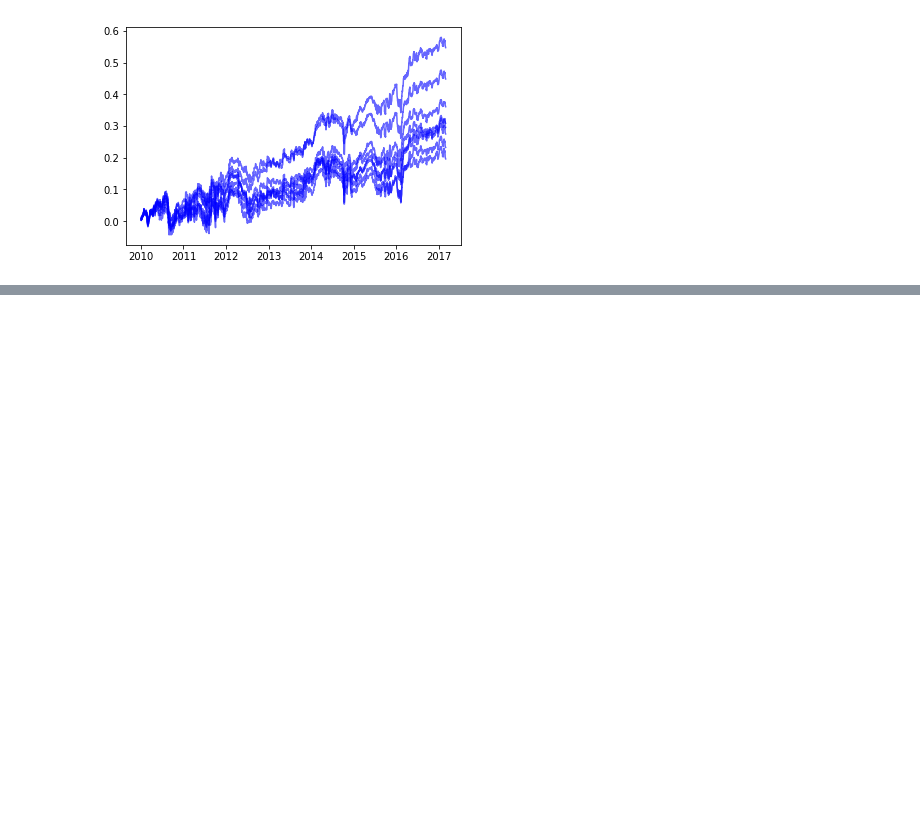
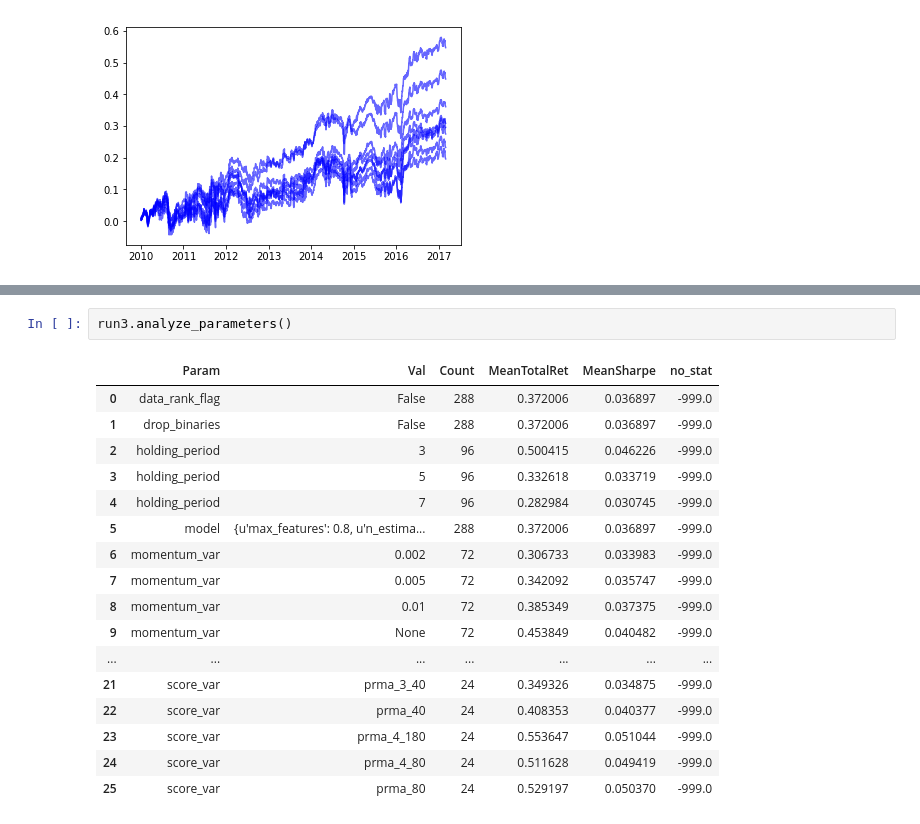
Before and after one commit to ryanoley/ram, a Jupyter notebook: research/statarb/20180827_sector45_ideation.ipynb, the cells around one changed output, grey strips where cells are left out. Saved outputs shown, nothing was run; the diff lists cells and outputs as text; blank space fills up the shorter version.

```diff
--- a/research/statarb/20180827_sector45_ideation.ipynb
+++ b/research/statarb/20180827_sector45_ideation.ipynb
@@ -114,3 +130,23 @@ NameError: name 'run2' is not defined
+# %%
+run3.analyze_parameters()
+# %% [output]
+|  | Param | Val | Count | MeanTotalRet | MeanSharpe | no_stat |
+| 0 | data_rank_flag | False | 288 | 0.372006 | 0.036897 | -999.0 |
+| 1 | drop_binaries | False | 288 | 0.372006 | 0.036897 | -999.0 |
+| 2 | holding_period | 3 | 96 | 0.500415 | 0.046226 | -999.0 |
+| 3 | holding_period | 5 | 96 | 0.332618 | 0.033719 | -999.0 |
+| 4 | holding_period | 7 | 96 | 0.282984 | 0.030745 | -999.0 |
+| 5 | model | {u'max_features': 0.8, u'n_estima... | 288 | 0.372006 | 0.036897 | -999.0 |
+| 6 | momentum_var | 0.002 | 72 | 0.306733 | 0.033983 | -999.0 |
+| 7 | momentum_var | 0.005 | 72 | 0.342092 | 0.035747 | -999.0 |
+| 8 | momentum_var | 0.01 | 72 | 0.385349 | 0.037375 | -999.0 |
+| 9 | momentum_var | None | 72 | 0.453849 | 0.040482 | -999.0 |
+| ... | ... | ... | ... | ... | ... | ... |
+| 21 | score_var | prma_3_40 | 24 | 0.349326 | 0.034875 | -999.0 |
+| 22 | score_var | prma_40 | 24 | 0.408353 | 0.040377 | -999.0 |
+| 23 | score_var | prma_4_180 | 24 | 0.553647 | 0.051044 | -999.0 |
+| 24 | score_var | prma_4_80 | 24 | 0.511628 | 0.049419 | -999.0 |
+| 25 | score_var | prma_80 | 24 | 0.529197 | 0.050370 | -999.0 |
 # %%
 plt.figure()
 plt.plot(run2.returns.dropna().cumsum(), 'b', alpha=0.6)
```
Also changed, not shown: parts of 7 cells of this notebook, 4 other files.
